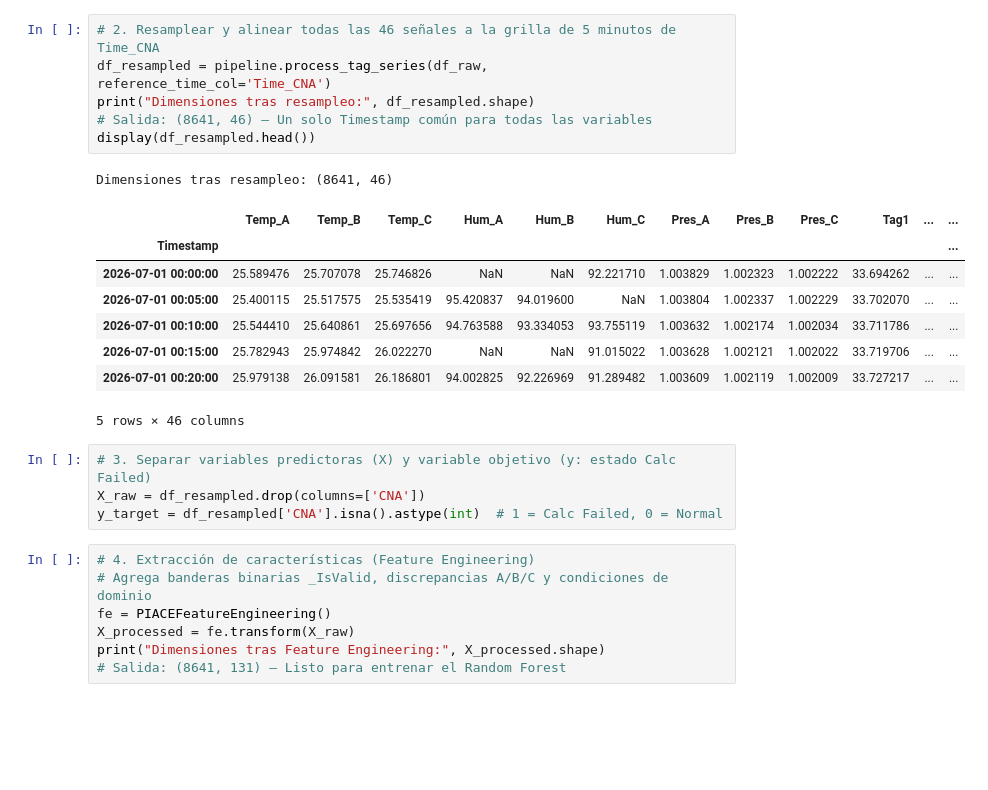
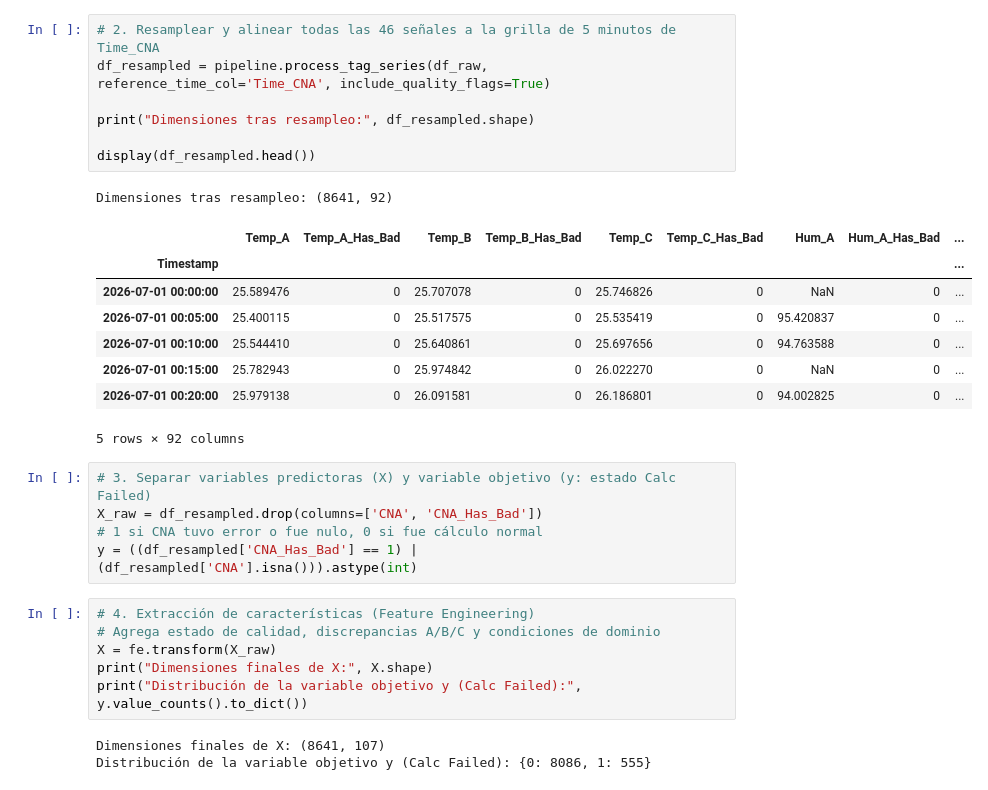
Before and after one commit to melissahidalgor/Pipeline_CNA_CalcFailed, a Jupyter notebook: main.ipynb, the cells around one changed output. Saved outputs shown, nothing was run; the diff lists cells and outputs as text; blank space fills up the shorter version.

```diff
--- a/main.ipynb
+++ b/main.ipynb
@@ -30,28 +33,32 @@ memory usage: 52.7 MB
 None
 # %%
 # 2. Resamplear y alinear todas las 46 señales a la grilla de 5 minutos de Time_CNA
-df_resampled = pipeline.process_tag_series(df_raw, reference_time_col='Time_CNA')
+df_resampled = pipeline.process_tag_series(df_raw, reference_time_col='Time_CNA', include_quality_flags=True)
+
 print("Dimensiones tras resampleo:", df_resampled.shape)
-# Salida: (8641, 46) — Un solo Timestamp común para todas las variables
+
 display(df_resampled.head())
 # %% [output]
-Dimensiones tras resampleo: (8641, 46)
+Dimensiones tras resampleo: (8641, 92)
-|  | Temp_A | Temp_B | Temp_C | Hum_A | Hum_B | Hum_C | Pres_A | Pres_B | Pres_C | Tag1 | ... | ... |
-| Timestamp |  |  |  |  |  |  |  |  |  |  |  | ... |
-| 2026-07-01 00:00:00 | 25.589476 | 25.707078 | 25.746826 | NaN | NaN | 92.221710 | 1.003829 | 1.002323 | 1.002222 | 33.694262 | ... | ... |
-| 2026-07-01 00:05:00 | 25.400115 | 25.517575 | 25.535419 | 95.420837 | 94.019600 | NaN | 1.003804 | 1.002337 | 1.002229 | 33.702070 | ... | ... |
-| 2026-07-01 00:10:00 | 25.544410 | 25.640861 | 25.697656 | 94.763588 | 93.334053 | 93.755119 | 1.003632 | 1.002174 | 1.002034 | 33.711786 | ... | ... |
-| 2026-07-01 00:15:00 | 25.782943 | 25.974842 | 26.022270 | NaN | NaN | 91.015022 | 1.003628 | 1.002121 | 1.002022 | 33.719706 | ... | ... |
-| 2026-07-01 00:20:00 | 25.979138 | 26.091581 | 26.186801 | 94.002825 | 92.226969 | 91.289482 | 1.003609 | 1.002119 | 1.002009 | 33.727217 | ... | ... |
+|  | Temp_A | Temp_A_Has_Bad | Temp_B | Temp_B_Has_Bad | Temp_C | Temp_C_Has_Bad | Hum_A | Hum_A_Has_Bad | ... |
+| Timestamp |  |  |  |  |  |  |  |  | ... |
+| 2026-07-01 00:00:00 | 25.589476 | 0 | 25.707078 | 0 | 25.746826 | 0 | NaN | 0 | ... |
+| 2026-07-01 00:05:00 | 25.400115 | 0 | 25.517575 | 0 | 25.535419 | 0 | 95.420837 | 0 | ... |
+| 2026-07-01 00:10:00 | 25.544410 | 0 | 25.640861 | 0 | 25.697656 | 0 | 94.763588 | 0 | ... |
+| 2026-07-01 00:15:00 | 25.782943 | 0 | 25.974842 | 0 | 26.022270 | 0 | NaN | 0 | ... |
+| 2026-07-01 00:20:00 | 25.979138 | 0 | 26.091581 | 0 | 26.186801 | 0 | 94.002825 | 0 | ... |
-5 rows × 46 columns
+5 rows × 92 columns
 # %%
 # 3. Separar variables predictoras (X) y variable objetivo (y: estado Calc Failed)
-X_raw = df_resampled.drop(columns=['CNA'])
-y_target = df_resampled['CNA'].isna().astype(int)  # 1 = Calc Failed, 0 = Normal
+X_raw = df_resampled.drop(columns=['CNA', 'CNA_Has_Bad'])
+# 1 si CNA tuvo error o fue nulo, 0 si fue cálculo normal
+y = ((df_resampled['CNA_Has_Bad'] == 1) | (df_resampled['CNA'].isna())).astype(int)
 # %%
 # 4. Extracción de características (Feature Engineering)
-# Agrega banderas binarias _IsValid, discrepancias A/B/C y condiciones de dominio
-fe = PIACEFeatureEngineering()
-X_processed = fe.transform(X_raw)
-print("Dimensiones tras Feature Engineering:", X_processed.shape)
-# Salida: (8641, 131) — Listo para entrenar el Random Forest
+# Agrega estado de calidad, discrepancias A/B/C y condiciones de dominio
+X = fe.transform(X_raw)
+print("Dimensiones finales de X:", X.shape)
+print("Distribución de la variable objetivo y (Calc Failed):", y.value_counts().to_dict())
+# %% [output]
+Dimensiones finales de X: (8641, 107)
+Distribución de la variable objetivo y (Calc Failed): {0: 8086, 1: 555}
```
Also changed, not shown: parts of 10 cells of this notebook, 2 other files.
